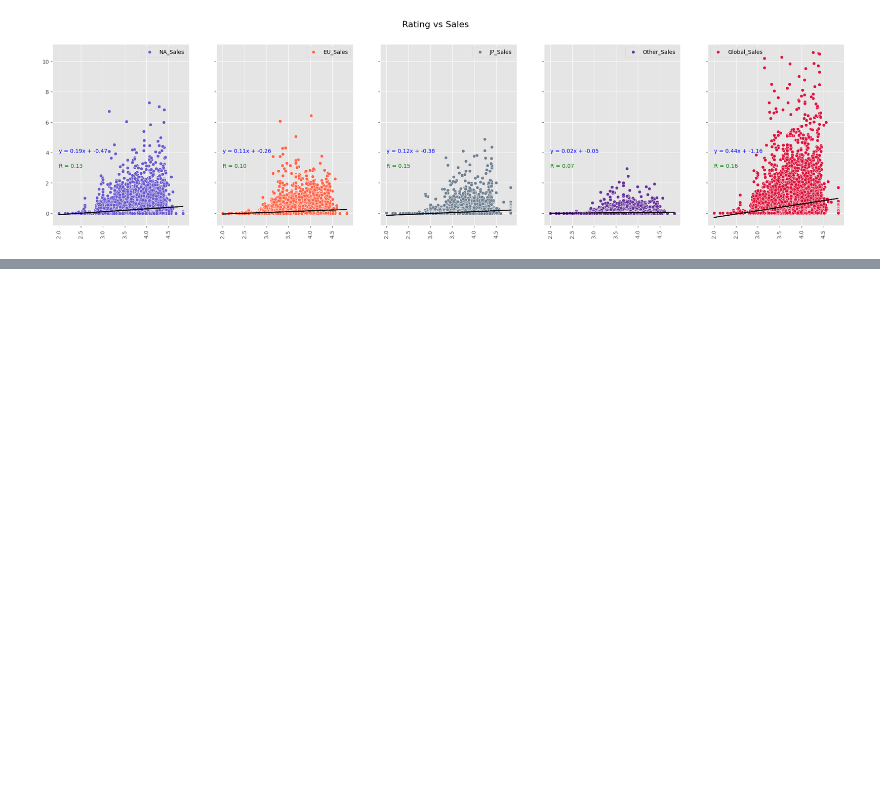
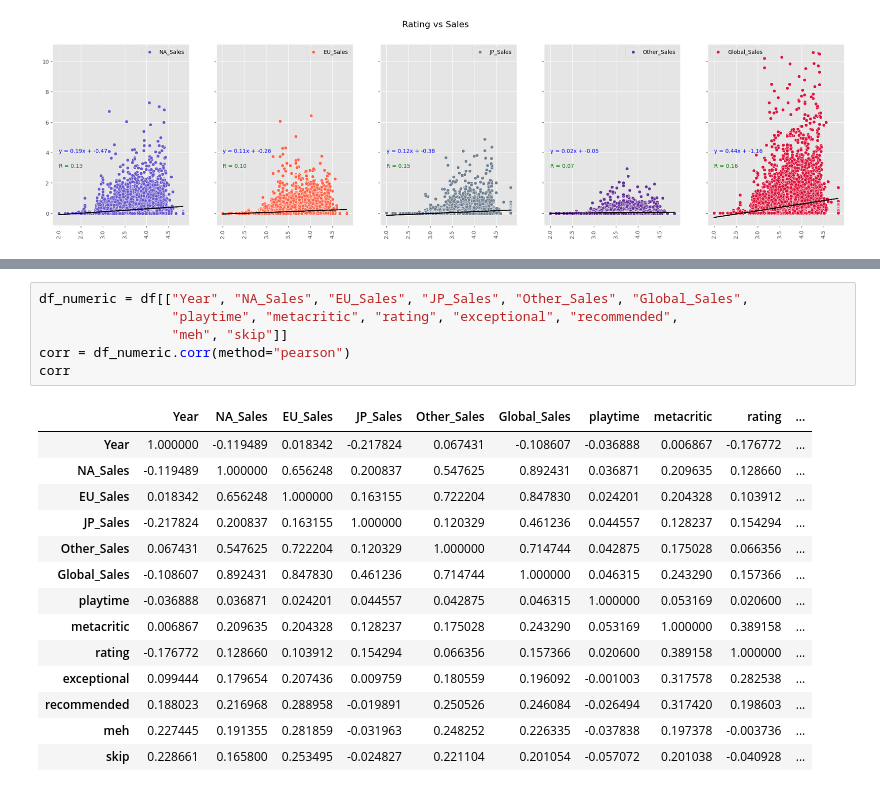
Before and after one commit to EduGatoX/datascience02, a Jupyter notebook: Eduardo_Nunez_Analisis_Datos.ipynb, the cells around one changed output, grey strips where cells are left out. Drawn from its saved outputs; the diff is of its cells as text; blank space fills up the shorter version.

```diff
--- a/Eduardo_Nunez_Analisis_Datos.ipynb
+++ b/Eduardo_Nunez_Analisis_Datos.ipynb
@@ -1277,0 +1253,21 @@ plt.show()
+# %%
+df_numeric = df[["Year", "NA_Sales", "EU_Sales", "JP_Sales", "Other_Sales", "Global_Sales",
+                 "playtime", "metacritic", "rating", "exceptional", "recommended",
+                 "meh", "skip"]]
+corr = df_numeric.corr(method="pearson")
+corr
+# %% [output]
+|  | Year | NA_Sales | EU_Sales | JP_Sales | Other_Sales | Global_Sales | playtime | metacritic | rating | ... |
+| Year | 1.000000 | -0.119489 | 0.018342 | -0.217824 | 0.067431 | -0.108607 | -0.036888 | 0.006867 | -0.176772 | ... |
+| NA_Sales | -0.119489 | 1.000000 | 0.656248 | 0.200837 | 0.547625 | 0.892431 | 0.036871 | 0.209635 | 0.128660 | ... |
+| EU_Sales | 0.018342 | 0.656248 | 1.000000 | 0.163155 | 0.722204 | 0.847830 | 0.024201 | 0.204328 | 0.103912 | ... |
+| JP_Sales | -0.217824 | 0.200837 | 0.163155 | 1.000000 | 0.120329 | 0.461236 | 0.044557 | 0.128237 | 0.154294 | ... |
+| Other_Sales | 0.067431 | 0.547625 | 0.722204 | 0.120329 | 1.000000 | 0.714744 | 0.042875 | 0.175028 | 0.066356 | ... |
+| Global_Sales | -0.108607 | 0.892431 | 0.847830 | 0.461236 | 0.714744 | 1.000000 | 0.046315 | 0.243290 | 0.157366 | ... |
+| playtime | -0.036888 | 0.036871 | 0.024201 | 0.044557 | 0.042875 | 0.046315 | 1.000000 | 0.053169 | 0.020600 | ... |
+| metacritic | 0.006867 | 0.209635 | 0.204328 | 0.128237 | 0.175028 | 0.243290 | 0.053169 | 1.000000 | 0.389158 | ... |
+| rating | -0.176772 | 0.128660 | 0.103912 | 0.154294 | 0.066356 | 0.157366 | 0.020600 | 0.389158 | 1.000000 | ... |
+| exceptional | 0.099444 | 0.179654 | 0.207436 | 0.009759 | 0.180559 | 0.196092 | -0.001003 | 0.317578 | 0.282538 | ... |
+| recommended | 0.188023 | 0.216968 | 0.288958 | -0.019891 | 0.250526 | 0.246084 | -0.026494 | 0.317420 | 0.198603 | ... |
+| meh | 0.227445 | 0.191355 | 0.281859 | -0.031963 | 0.248252 | 0.226335 | -0.037838 | 0.197378 | -0.003736 | ... |
+| skip | 0.228661 | 0.165800 | 0.253495 | -0.024827 | 0.221104 | 0.201054 | -0.057072 | 0.201038 | -0.040928 | ... |
```
Also changed, not shown: parts of 11 cells of this notebook.
